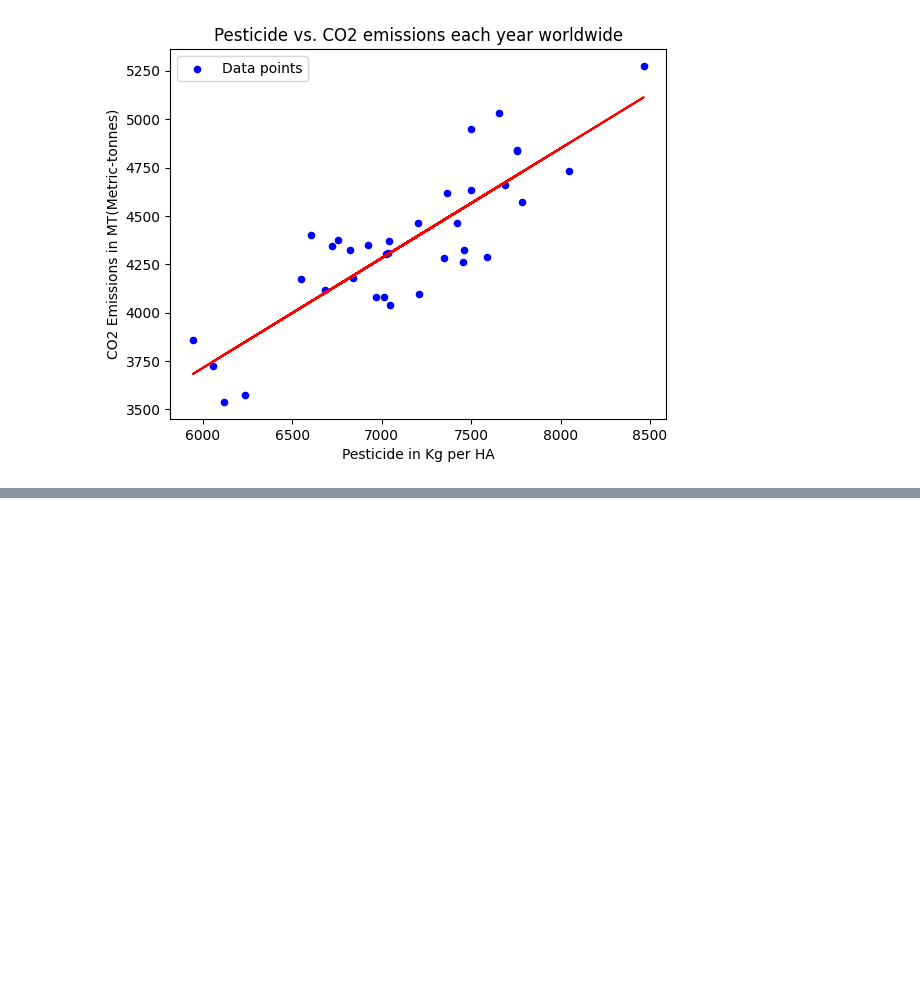
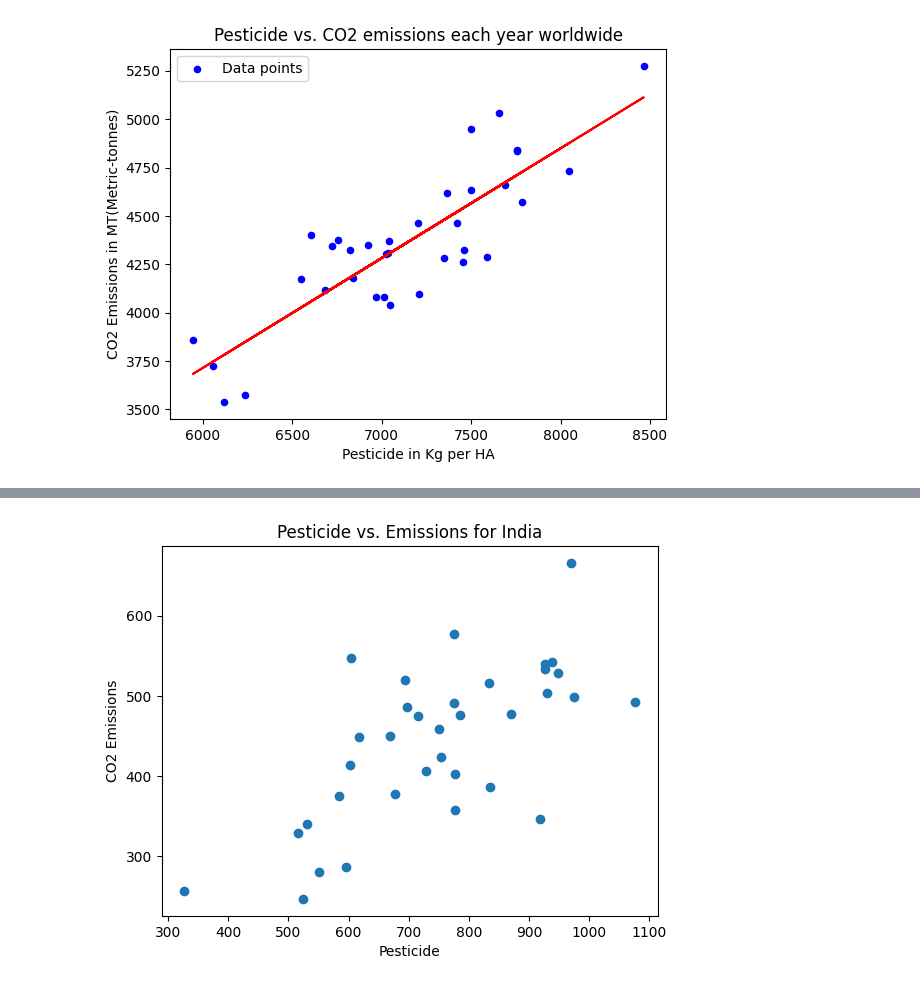
Before and after one commit to EdGonz44/Project-3, a Jupyter notebook: Reference_dfs.ipynb, the cells around one changed output, grey strips where cells are left out. Saved outputs shown, nothing was run; the diff lists cells and outputs as text; code cells hidden in the pictures; blank space fills up the shorter version.

```diff
--- a/Reference_dfs.ipynb
+++ b/Reference_dfs.ipynb
@@ -389,0 +406,6 @@ The correlation between Pesticide Use and CO2 Emissions is 0.85
+# %%
+simplified_ccI_sorted_df
+grouped_holder_country =simplified_ccI_sorted_df.groupby(['Year', 'Country']).agg({'Pesticide_Use_KG_per_HA': 'sum',
+                                               'CO2_Emissions_MT': 'sum'})
+country_grouped_df = grouped_holder_country.reset_index()
+country_grouped_df
@@ -389,0 +426,12 @@ The correlation between Pesticide Use and CO2 Emissions is 0.85
+# %%
+#Creating iterable means of creating graphs for each country
+country_dict = {}
+for _, row in country_grouped_df.iterrows():
+    country = row['Country']
+    year = row['Year']
+    if country not in country_dict:
+        country_dict[country] = {'Year': [], 'Pesticide_Use_KG_per_HA': [], 'CO2_Emissions_MT': []}
+    country_dict[country]['Year'].append(year)
+    country_dict[country]['Pesticide_Use_KG_per_HA'].append(row['Pesticide_Use_KG_per_HA'])
+    country_dict[country]['CO2_Emissions_MT'].append(row['CO2_Emissions_MT'])
+country_dict
@@ -389,0 +456,25 @@ The correlation between Pesticide Use and CO2 Emissions is 0.85
+# %%
+def plot_pest_emi(country):
+    if country in country_dict:
+
+        years = country_dict[country]['Year']
+        pest_val = country_dict[country]['Pesticide_Use_KG_per_HA']
+        emi_val = country_dict[country]['CO2_Emissions_MT']
+
+        # correlation = st.pearsonr(pest_val,emi_val)
+        # print(f"The correlation between Pesticide Use and CO2 Emissions is {round(correlation[0],2)}")
+        # (slope, intercept, rvalue, pvalue, stderr) = linregress(pest_val, emi_val)
+        # regress_values = pest_val * slope + intercept
+        # line_eq = "y = " + str(round(slope,2)) + "x + " + str(round(intercept,2))
+
+
+        plt.scatter(pest_val, emi_val)
+        plt.title(f'Pesticide vs. Emissions for {country}')
+        plt.xlabel('Pesticide')
+        plt.ylabel('CO2 Emissions')
+        plt.show()
+    else:
+        print(f'No data for {country}')
+plot_pest_emi('India')
+# %% [output]
+[figure, added]
```
Also changed, not shown: parts of 4 cells of this notebook.
